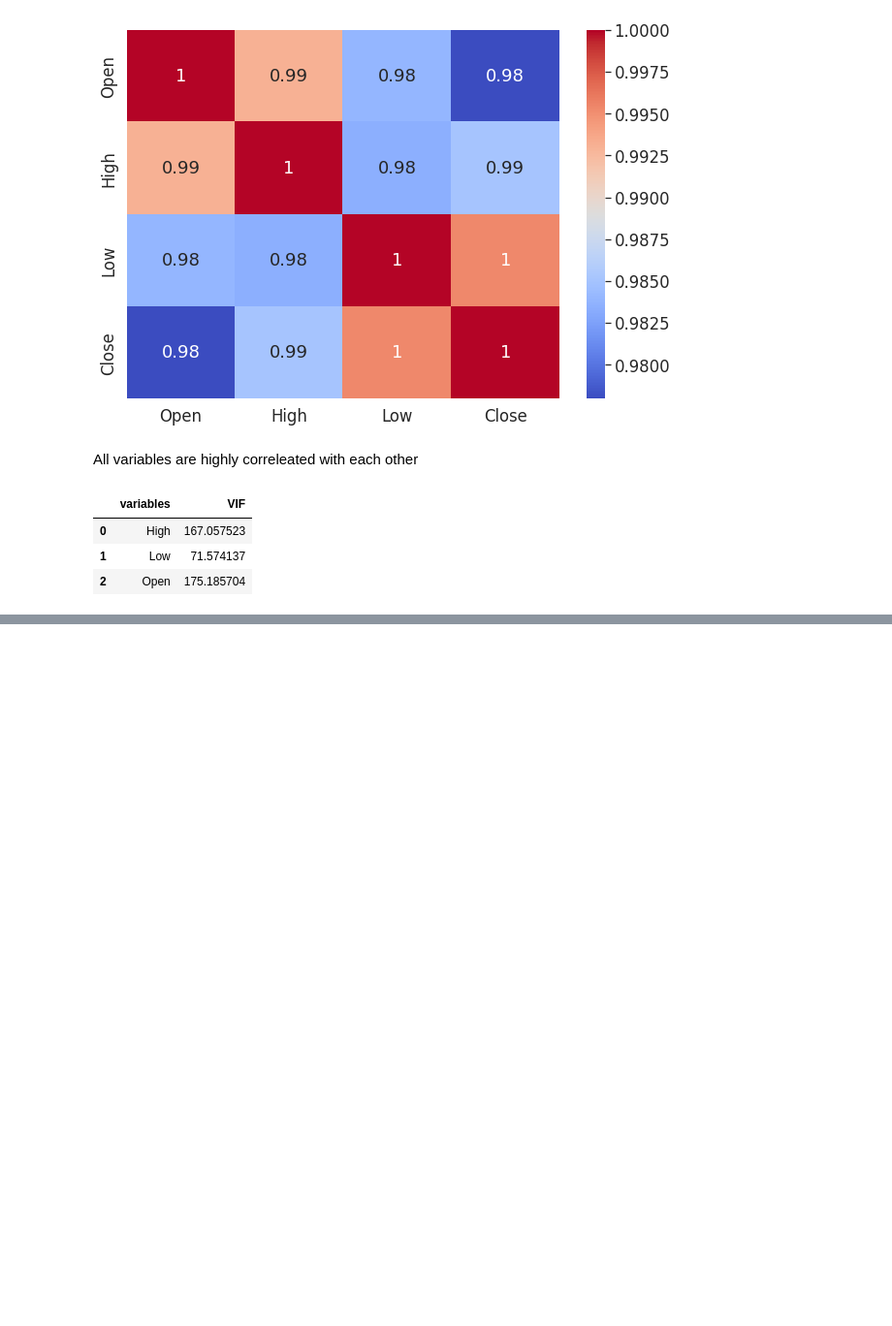
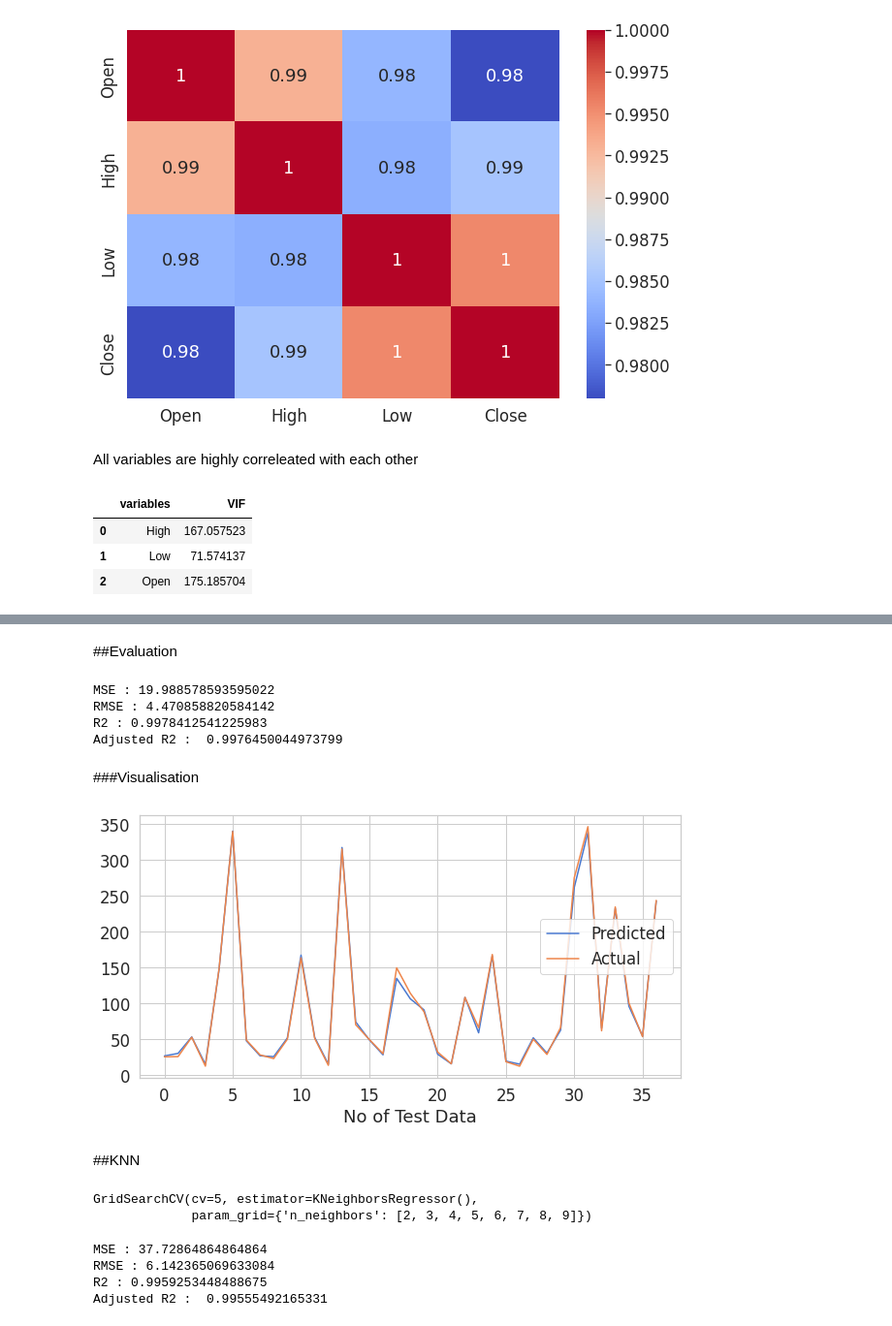
Before and after one commit to Aashishc-prog/Yes-Bank-Stock-Closing-Price-prediction-, a Jupyter notebook: Capstone_2_Yes_Bank_stock_closing_price_.ipynb, the cells around one changed output, grey strips where cells are left out. Shown at 97% size. Drawn from its saved outputs; the diff is of its cells as text; code cells hidden in the pictures; blank space fills up the shorter version.

```diff
--- a/Capstone_2_Yes_Bank_stock_closing_price_.ipynb
+++ b/Capstone_2_Yes_Bank_stock_closing_price_.ipynb
@@ -286,0 +291,3 @@ error_df=pd.DataFrame()
+# %%
+#train test data split
+x_train, x_test,y_train, y_test = train_test_split(indep_var,dep_var,test_size=.20,random_state=1)
@@ -286,0 +300,5 @@ error_df=pd.DataFrame()
+# %%
+#data transformation
+scaler = MinMaxScaler()
+x_train = scaler.fit_transform(x_train)
+x_test = scaler.transform(x_test)
@@ -286,0 +307,3 @@ error_df=pd.DataFrame()
+# %%
+# Fitting Linear Regression to the Training set
+reg = LinearRegression().fit(x_train, y_train)
@@ -286,0 +322,4 @@ error_df=pd.DataFrame()
+# %%
+#predictions
+y_pred = reg.predict(x_test)
+y_pred
@@ -286,0 +337,20 @@ error_df=pd.DataFrame()
+# %% [markdown]
+##Evaluation
+# %%
+#evaluation metrics
+
+MSE  = mean_squared_error((y_test), (y_pred))
+print("MSE :" , MSE)
+
+RMSE = np.sqrt(MSE)
+print("RMSE :" ,RMSE)
+
+R2 = r2_score((y_test), (y_pred))
+print("R2 :" ,R2)
+Adjusted_R2 = 1-(1-r2_score((y_test), (y_pred)))*((x_test.shape[0]-1)/(x_test.shape[0]-x_test.shape[1]-1))
+print("Adjusted R2 : ",Adjusted_R2)
+# %% [output]
+MSE : 19.988578593595022
+RMSE : 4.470858820584142
+R2 : 0.9978412541225983
+Adjusted R2 :  0.9976450044973799
@@ -286,0 +366,14 @@ error_df=pd.DataFrame()
+# %% [markdown]
+###Visualisation
+# %%
+#actual-predicted values plot
+plt.figure(figsize=(10,5))
+plt.plot(y_pred)
+plt.plot(np.array(y_test))
+plt.legend(["Predicted","Actual"])
+plt.xlabel('No of Test Data')
+plt.show()
+# %% [output]
+[figure, added]
+# %% [markdown]
+##KNN
@@ -286,0 +387,6 @@ error_df=pd.DataFrame()
+# %%
+#fitting data
+model.fit(x_train,y_train)
+# %% [output]
+GridSearchCV(cv=5, estimator=KNeighborsRegressor(),
+             param_grid={'n_neighbors': [2, 3, 4, 5, 6, 7, 8, 9]})
@@ -286,0 +396,16 @@ error_df=pd.DataFrame()
+# %%
+MSE  = mean_squared_error((y_test), (y_pred))
+print("MSE :" , MSE)
+
+RMSE = np.sqrt(MSE)
+print("RMSE :" ,RMSE)
+
+R2 = r2_score((y_test), (y_pred))
+print("R2 :" ,R2)
+Adjusted_R2 = 1-(1-r2_score((y_test), (y_pred)))*((x_test.shape[0]-1)/(x_test.shape[0]-x_test.shape[1]-1))
+print("Adjusted R2 : ",Adjusted_R2)
+# %% [output]
+MSE : 37.72864864864864
+RMSE : 6.142365069633084
+R2 : 0.9959253448488675
+Adjusted R2 :  0.99555492165331
```
Also changed, not shown: parts of 15 cells of this notebook.
